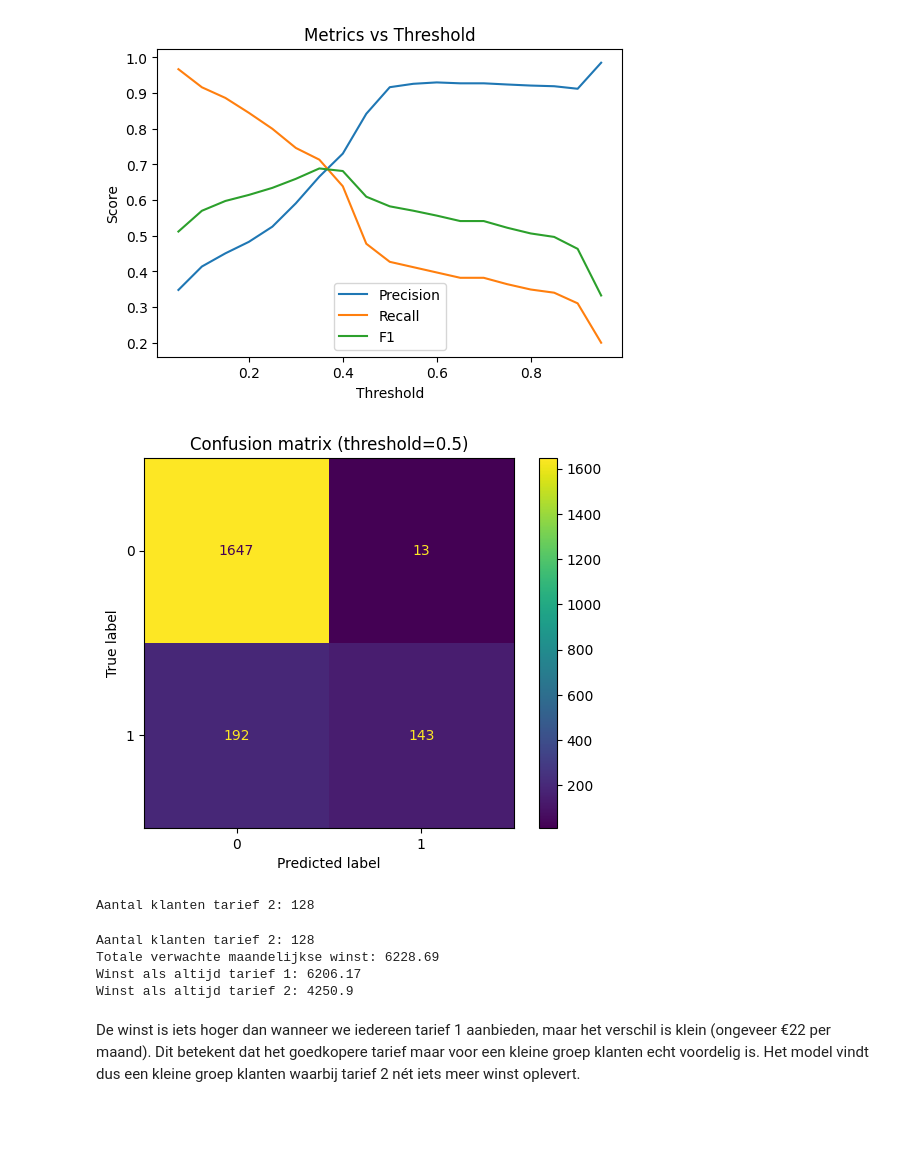
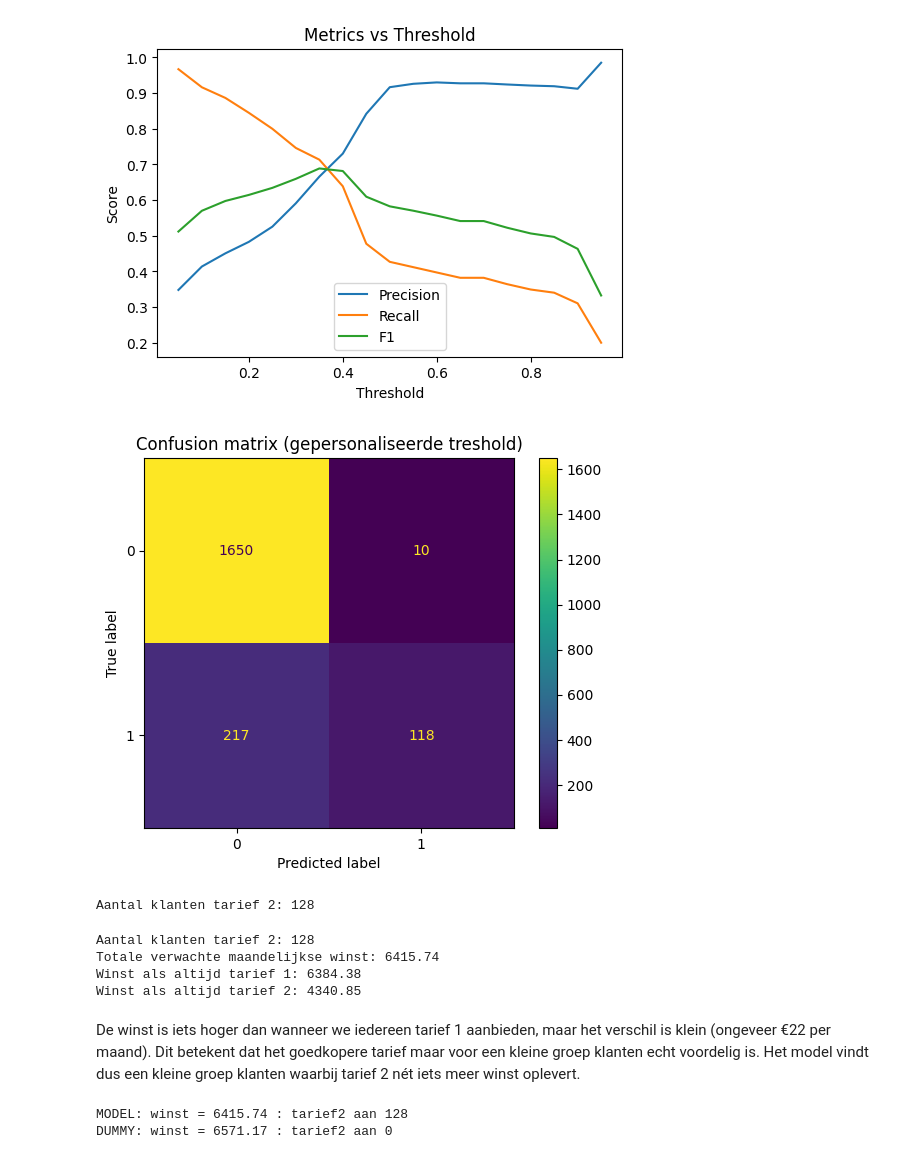
Before and after one commit to Murielle01/BP-3.4, a Jupyter notebook: scripts/opdracht 1/pipeline.ipynb, the cells around one changed output. Saved outputs shown, nothing was run; the diff lists cells and outputs as text; code cells hidden in the pictures; blank space fills up the shorter version.

```diff
--- a/scripts/opdracht 1/pipeline.ipynb
+++ b/scripts/opdracht 1/pipeline.ipynb
@@ -124,3 +124,12 @@ from sklearn.metrics import accuracy_score, confusion_matrix, classification_rep
 
 y_pred = model_pipeline.predict(X)
 y_prob = model_pipeline.predict_proba(X)[:,1]  # kans dat Churn = 1
+# %%
+# Winstvergelijkingen
+W1 = 0.1 * X["Frequency of SMS"] + 0.3 * X["Seconds of Use"]
+W2 = 0.07 * X["Frequency of SMS"] + 0.2 * X["Seconds of Use"]
+
+# Balansvergelijking
+df['thresholds'] = (W1-W2)/(W1-(W2*0.75))
+
+df['thresholds']
@@ -163,14 +185,13 @@ plt.show()
 # %%
 # Confusion matrix
 from sklearn.metrics import confusion_matrix, ConfusionMatrixDisplay
 
-threshold = 0.5
-y_pred_05 = (y_prob >= threshold).astype(int)
+y_pred_05 = (y_prob >= df['thresholds']).astype(int)
 
 cm = confusion_matrix(y, y_pred_05)
 ConfusionMatrixDisplay(cm).plot()
-plt.title("Confusion matrix (threshold=0.5)")
+plt.title("Confusion matrix (gepersonaliseerde treshold)")
 plt.show()
 # %% [output]
-[figure, old version]
+[figure, new version]
 # %%
@@ -193,21 +211,17 @@ print("Aantal klanten tarief 2:", aantal_tarief2)
 Aantal klanten tarief 2: 128
 # %%
 # p = kans op churn (vertrekken)
-p = y_prob  # dit is P(Churn=1)
+p = y_pred_05  # dit is P(Churn=1)
 
 # Zet data om naar per maand (dataset is vaak totaal over 9 maanden)
 sms_pm = X["Frequency of SMS"] / 9
 min_pm = (X["Seconds of Use"] / 60) / 9   # seconden -> minuten -> per maand
 
-# Winst per maand volgens tarief 1 en 2
-W1 = 0.1 * sms_pm + 0.3 * min_pm
-W2 = 0.07 * sms_pm + 0.2 * min_pm
-
 # Verwachte winst per maand
 E_tarief2 = (1 - 0.75 * p) * W2
 E_tarief1 = (1 - p) * W1
 
-# Beslissen wie tarief 2 krijgt (winst-gedreven, GEEN 0.5)
+# Beslissen wie tarief 2 krijgt (winst-gedreven)
 offer_tarief2 = (E_tarief2 > E_tarief1).astype(int)
 
 # Totale verwachte maandelijkse winst met deze strategie
@@ -221,8 +235,37 @@ print("Winst als altijd tarief 1:", round(float(E_tarief1.sum()), 2))
 print("Winst als altijd tarief 2:", round(float(E_tarief2.sum()), 2))
 # %% [output]
 Aantal klanten tarief 2: 128
-Totale verwachte maandelijkse winst: 6228.69
-Winst als altijd tarief 1: 6206.17
-Winst als altijd tarief 2: 4250.9
+Totale verwachte maandelijkse winst: 6415.74
+Winst als altijd tarief 1: 6384.38
+Winst als altijd tarief 2: 4340.85
 # %% [markdown]
 De winst is iets hoger dan wanneer we iedereen tarief 1 aanbieden, maar het verschil is klein (ongeveer €22 per maand). Dit betekent dat het goedkopere tarief maar voor een kleine groep klanten echt voordelig is. Het model vindt dus een kleine groep klanten waarbij tarief 2 nét iets meer winst oplevert.
+# %%
+# Vergelijken met dummy model
+from sklearn.dummy import DummyClassifier
+
+dummy = DummyClassifier(strategy="most_frequent", random_state=2026)
+dummy.fit(X, y)
+proba_dummy = dummy.predict_proba(X)[:, 1]
+
+sms_pm = X["Frequency of SMS"] / 9
+min_pm = (X["Seconds of Use"] / 60) / 9
+
+W1 = 0.1 * sms_pm + 0.3 * min_pm
+W2 = 0.07 * sms_pm + 0.2 * min_pm
+
+def profit_from_probs(p):
+    E1 = (1 - p) * W1
+    E2 = (1 - 0.75 * p) * W2
+    offer = (E2 > E1).astype(int)
+    total = E2[offer==1].sum() + E1[offer==0].sum()
+    return float(total), int(offer.sum())
+
+profit_model, n_offer_model = profit_from_probs(y_pred_05)
+profit_dummy, n_offer_dummy = profit_from_probs(proba_dummy)
+
+print("MODEL: winst =", round(profit_model, 2), ": tarief2 aan", n_offer_model)
+print("DUMMY: winst =", round(profit_dummy, 2), ": tarief2 aan", n_offer_dummy)
+# %% [output]
+MODEL: winst = 6415.74 : tarief2 aan 128
+DUMMY: winst = 6571.17 : tarief2 aan 0
```
Also changed, not shown: parts of 2 cells of this notebook.
